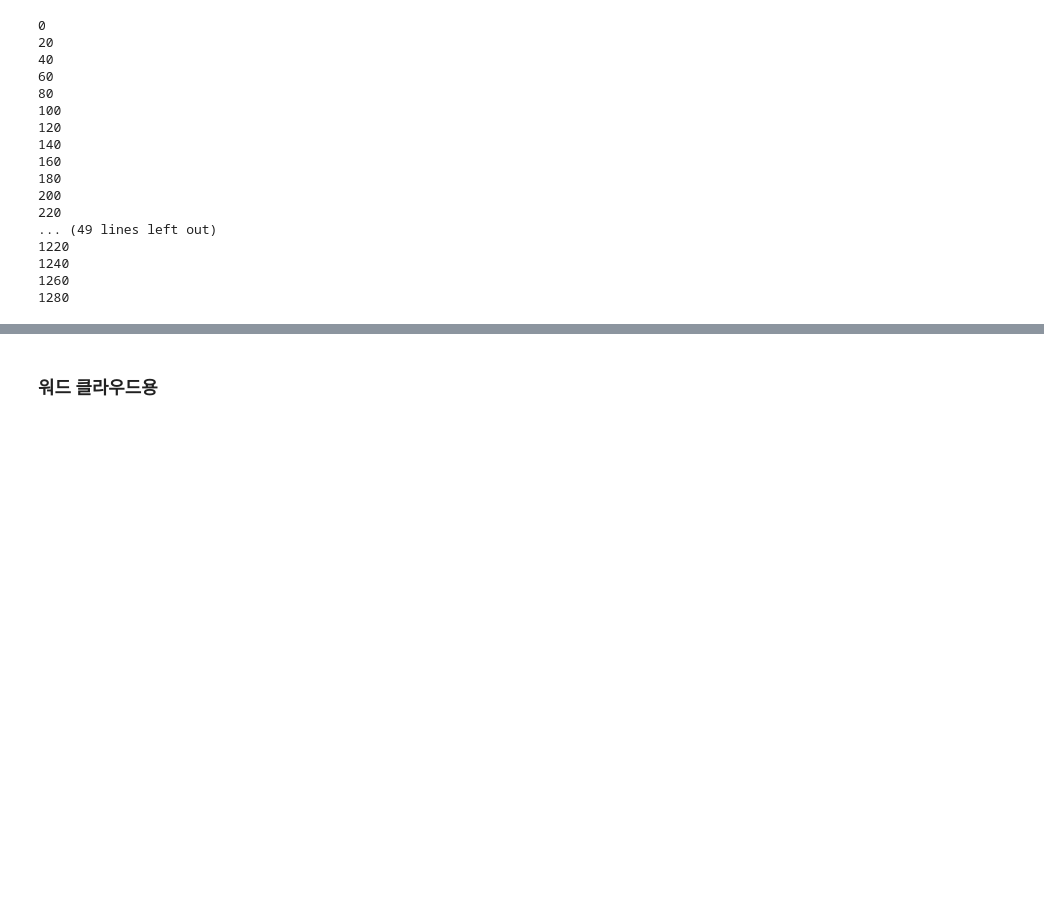
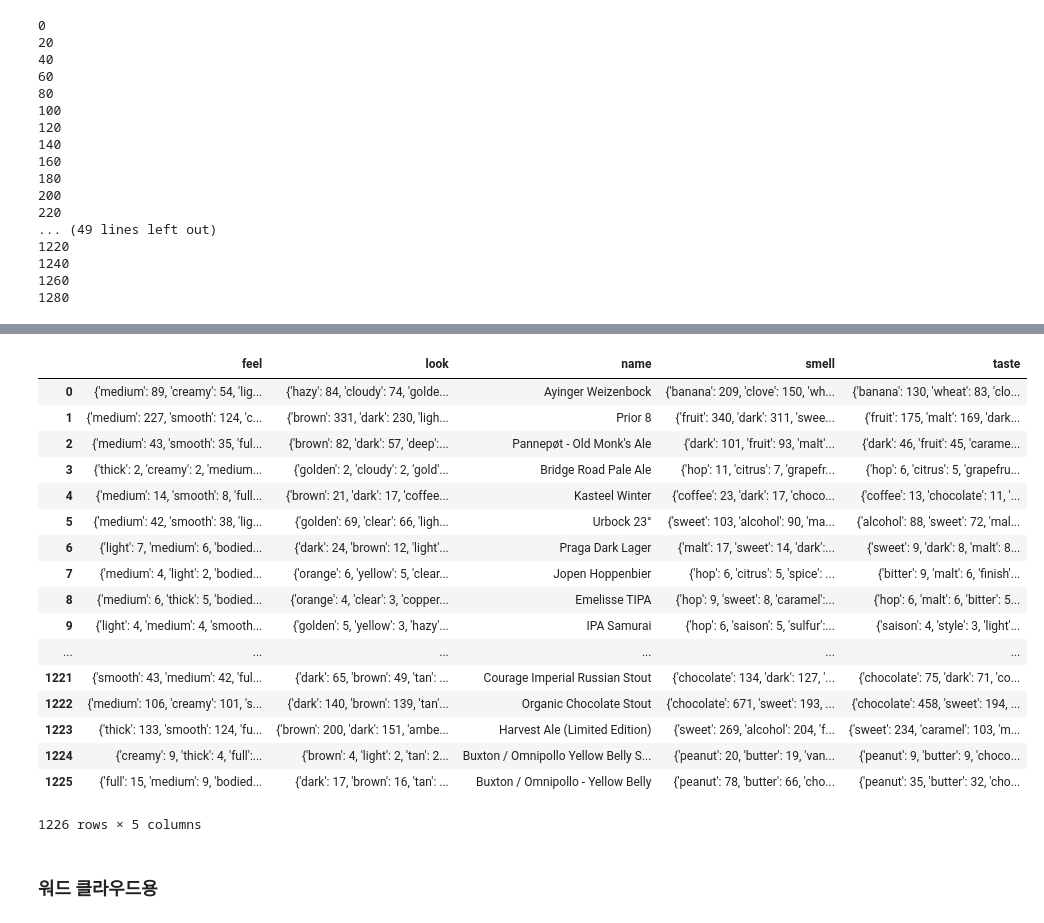
Before and after one commit to jhkang1517/multi-campus-beer-recommend, a Jupyter notebook: b3_sent_tag.ipynb, the cells around one changed output, grey strips where cells are left out. Drawn from its saved outputs; the diff is of its cells as text; code cells hidden in the pictures; blank space fills up the shorter version.

```diff
--- a/b3_sent_tag.ipynb
+++ b/b3_sent_tag.ipynb
@@ -181,3 +227,26 @@ namelist
+# %%
+import pandas as pd
+a = pd.read_pickle('beers_v3.pkl')
+a
+# %% [output]
+|  | feel | look | name | smell | taste |
+| 0 | {'medium': 89, 'creamy': 54, 'lig... | {'hazy': 84, 'cloudy': 74, 'golde... | Ayinger Weizenbock | {'banana': 209, 'clove': 150, 'wh... | {'banana': 130, 'wheat': 83, 'clo... |
+| 1 | {'medium': 227, 'smooth': 124, 'c... | {'brown': 331, 'dark': 230, 'ligh... | Prior 8 | {'fruit': 340, 'dark': 311, 'swee... | {'fruit': 175, 'malt': 169, 'dark... |
+| 2 | {'medium': 43, 'smooth': 35, 'ful... | {'brown': 82, 'dark': 57, 'deep':... | Pannepøt - Old Monk's Ale | {'dark': 101, 'fruit': 93, 'malt'... | {'dark': 46, 'fruit': 45, 'carame... |
+| 3 | {'thick': 2, 'creamy': 2, 'medium... | {'golden': 2, 'cloudy': 2, 'gold'... | Bridge Road Pale Ale | {'hop': 11, 'citrus': 7, 'grapefr... | {'hop': 6, 'citrus': 5, 'grapefru... |
+| 4 | {'medium': 14, 'smooth': 8, 'full... | {'brown': 21, 'dark': 17, 'coffee... | Kasteel Winter | {'coffee': 23, 'dark': 17, 'choco... | {'coffee': 13, 'chocolate': 11, '... |
+| 5 | {'medium': 42, 'smooth': 38, 'lig... | {'golden': 69, 'clear': 66, 'ligh... | Urbock 23° | {'sweet': 103, 'alcohol': 90, 'ma... | {'alcohol': 88, 'sweet': 72, 'mal... |
+| 6 | {'light': 7, 'medium': 6, 'bodied... | {'dark': 24, 'brown': 12, 'light'... | Praga Dark Lager | {'malt': 17, 'sweet': 14, 'dark':... | {'sweet': 9, 'dark': 8, 'malt': 8... |
+| 7 | {'medium': 4, 'light': 2, 'bodied... | {'orange': 6, 'yellow': 5, 'clear... | Jopen Hoppenbier | {'hop': 6, 'citrus': 5, 'spice': ... | {'bitter': 9, 'malt': 6, 'finish'... |
+| 8 | {'medium': 6, 'thick': 5, 'bodied... | {'orange': 4, 'clear': 3, 'copper... | Emelisse TIPA | {'hop': 9, 'sweet': 8, 'caramel':... | {'hop': 6, 'malt': 6, 'bitter': 5... |
+| 9 | {'light': 4, 'medium': 4, 'smooth... | {'golden': 5, 'yellow': 3, 'hazy'... | IPA Samurai | {'hop': 6, 'saison': 5, 'sulfur':... | {'saison': 4, 'style': 3, 'light'... |
+| ... | ... | ... | ... | ... | ... |
+| 1221 | {'smooth': 43, 'medium': 42, 'ful... | {'dark': 65, 'brown': 49, 'tan': ... | Courage Imperial Russian Stout | {'chocolate': 134, 'dark': 127, '... | {'chocolate': 75, 'dark': 71, 'co... |
+| 1222 | {'medium': 106, 'creamy': 101, 's... | {'dark': 140, 'brown': 139, 'tan'... | Organic Chocolate Stout | {'chocolate': 671, 'sweet': 193, ... | {'chocolate': 458, 'sweet': 194, ... |
+| 1223 | {'thick': 133, 'smooth': 124, 'fu... | {'brown': 200, 'dark': 151, 'ambe... | Harvest Ale (Limited Edition) | {'sweet': 269, 'alcohol': 204, 'f... | {'sweet': 234, 'caramel': 103, 'm... |
+| 1224 | {'creamy': 9, 'thick': 4, 'full':... | {'brown': 4, 'light': 2, 'tan': 2... | Buxton / Omnipollo Yellow Belly S... | {'peanut': 20, 'butter': 19, 'van... | {'peanut': 9, 'butter': 9, 'choco... |
+| 1225 | {'full': 15, 'medium': 9, 'bodied... | {'dark': 17, 'brown': 16, 'tan': ... | Buxton / Omnipollo - Yellow Belly | {'peanut': 78, 'butter': 66, 'cho... | {'peanut': 35, 'butter': 32, 'cho... |
+1226 rows × 5 columns
 # %% [markdown]
 ### 워드 클라우드용
 # %%
```
Also changed, not shown: parts of 7 cells of this notebook.
